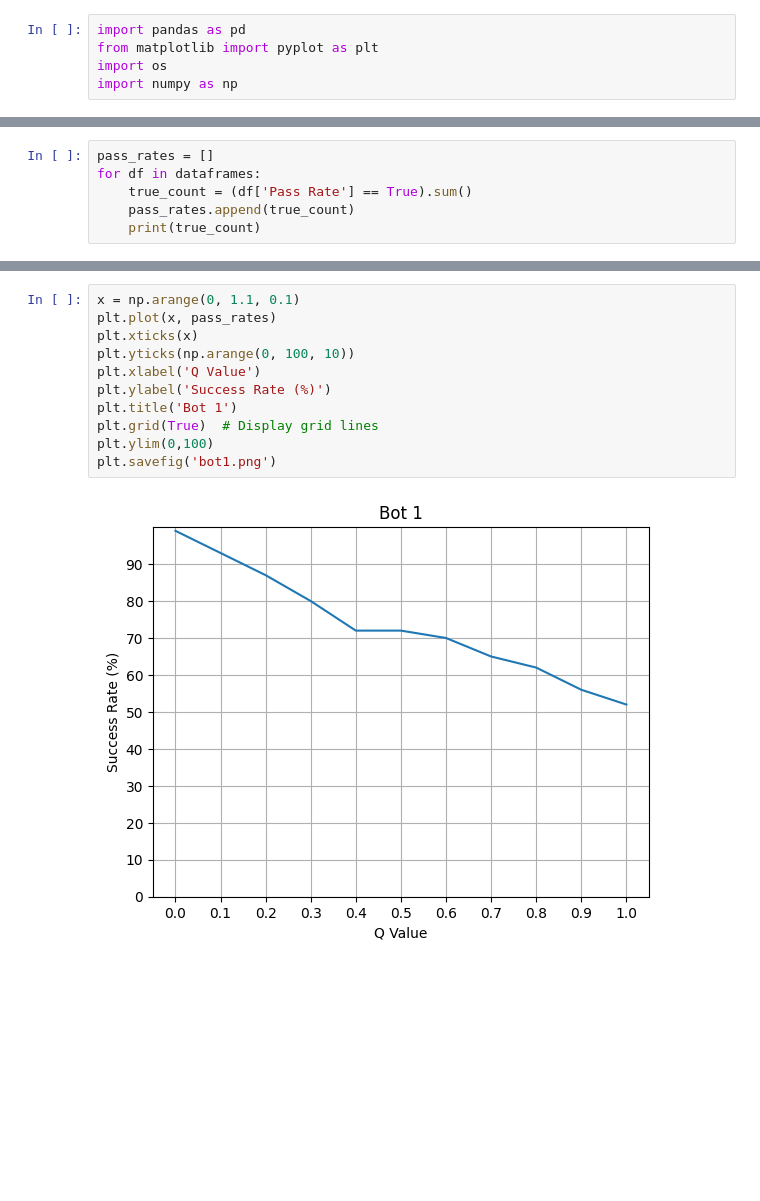
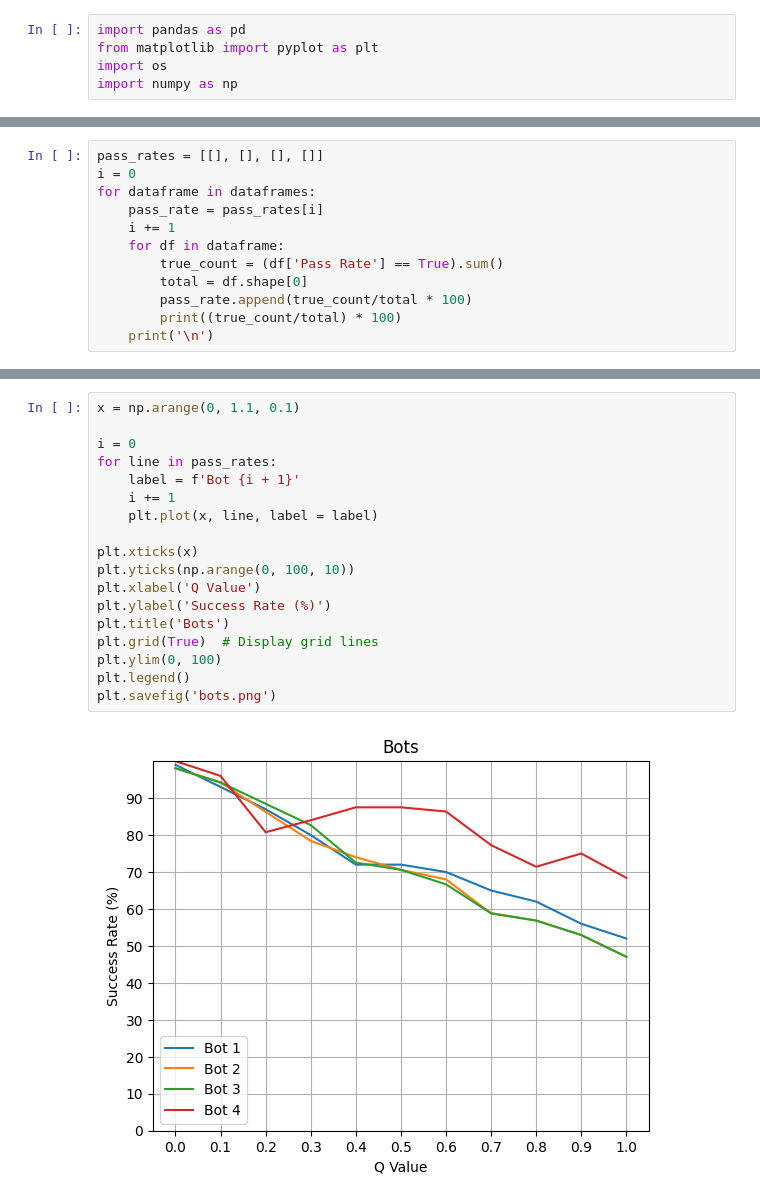
Before and after one commit to dem-ioak/AI-Project-One, a Jupyter notebook: src/Graph Maker.ipynb, the cells around one changed output, grey strips where cells are left out. Saved outputs shown, nothing was run; the diff lists cells and outputs as text; blank space fills up the shorter version.

```diff
--- a/src/Graph Maker.ipynb
+++ b/src/Graph Maker.ipynb
@@ -20,7 +24,13 @@ dataframes.append(temp)
 # %%
-pass_rates = []
-for df in dataframes:
-    true_count = (df['Pass Rate'] == True).sum()
-    pass_rates.append(true_count)
-    print(true_count)
+pass_rates = [[], [], [], []]
+i = 0
+for dataframe in dataframes:
+    pass_rate = pass_rates[i]
+    i += 1
+    for df in dataframe:
+        true_count = (df['Pass Rate'] == True).sum()
+        total = df.shape[0]
+        pass_rate.append(true_count/total * 100)
+        print((true_count/total) * 100)
+    print('\n')
 # %% [output]
@@ -38,13 +54,20 @@ for df in dataframes:
 # %%
 x = np.arange(0, 1.1, 0.1)
-plt.plot(x, pass_rates)
+
+i = 0
+for line in pass_rates:
+    label = f'Bot {i + 1}'
+    i += 1
+    plt.plot(x, line, label = label)
+
 plt.xticks(x)
 plt.yticks(np.arange(0, 100, 10))
 plt.xlabel('Q Value')
 plt.ylabel('Success Rate (%)')
-plt.title('Bot 1')
+plt.title('Bots')
 plt.grid(True)  # Display grid lines
-plt.ylim(0,100)
-plt.savefig('bot1.png')
+plt.ylim(0, 100)
+plt.legend()
+plt.savefig('bots.png')
 # %% [output]
-[figure, old version]
+[figure, new version]
```
Also changed, not shown: parts of 2 cells of this notebook, 1 other file.
